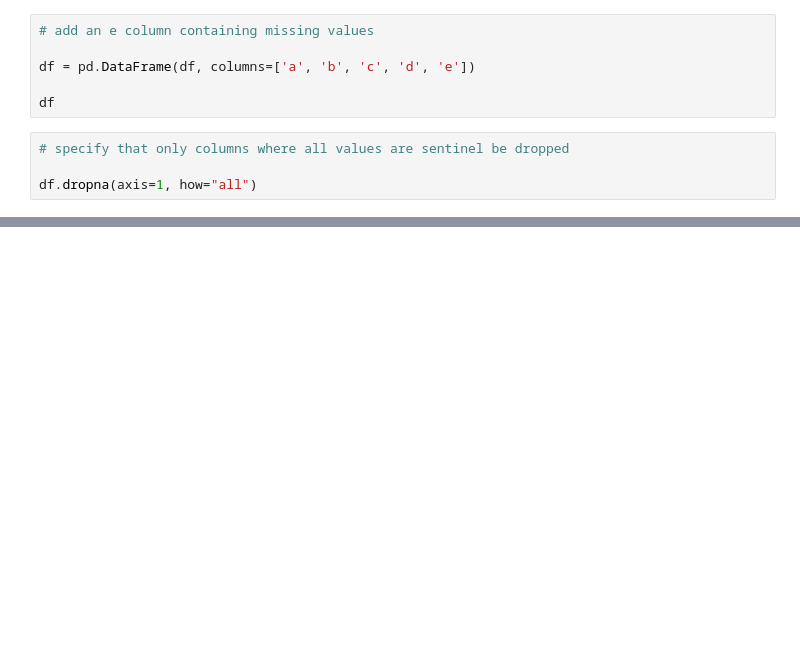
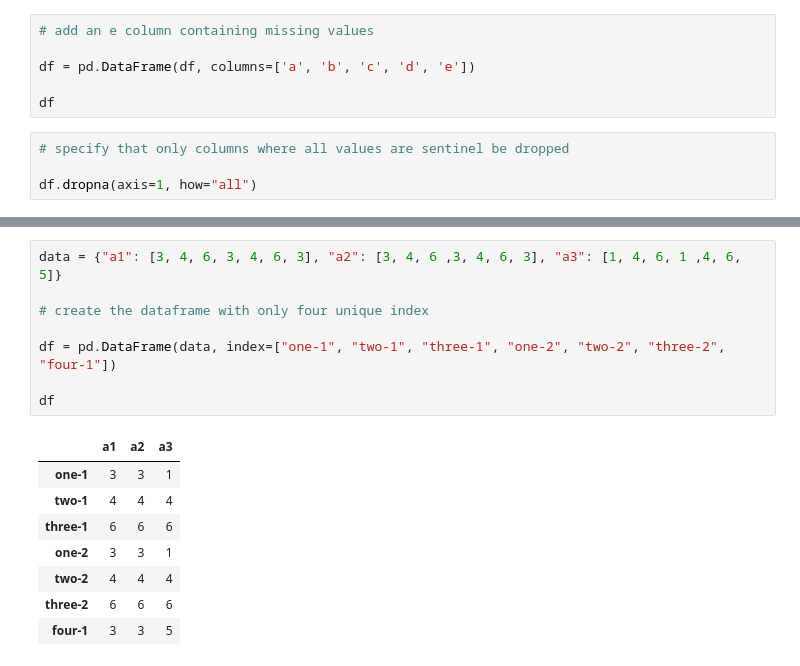
Before and after one commit to morayo0x/data_analysis, a Jupyter notebook: lib/pandas.ipynb, the cells around one changed output, grey strips where cells are left out. Saved outputs shown, nothing was run; the diff lists cells and outputs as text; blank space fills up the shorter version.

Commit message:
data transformation-duplicates

```diff
--- a/lib/pandas.ipynb
+++ b/lib/pandas.ipynb
@@ -1385,0 +1342,17 @@ df.fillna(method="ffill", limit=1)
+# %%
+data = {"a1": [3, 4, 6, 3, 4, 6, 3], "a2": [3, 4, 6 ,3, 4, 6, 3], "a3": [1, 4, 6, 1 ,4, 6, 5]}
+
+# create the dataframe with only four unique index
+
+df = pd.DataFrame(data, index=["one-1", "two-1", "three-1", "one-2", "two-2", "three-2", "four-1"])
+
+df
+# %% [output]
+|  | a1 | a2 | a3 |
+| one-1 | 3 | 3 | 1 |
+| two-1 | 4 | 4 | 4 |
+| three-1 | 6 | 6 | 6 |
+| one-2 | 3 | 3 | 1 |
+| two-2 | 4 | 4 | 4 |
+| three-2 | 6 | 6 | 6 |
+| four-1 | 3 | 3 | 5 |
```
Also changed, not shown: parts of 23 cells of this notebook.
